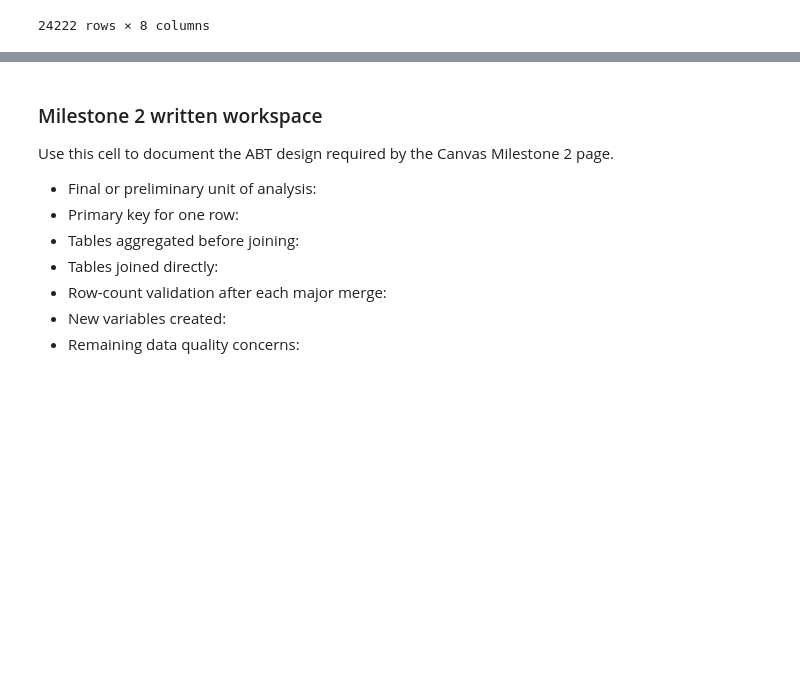
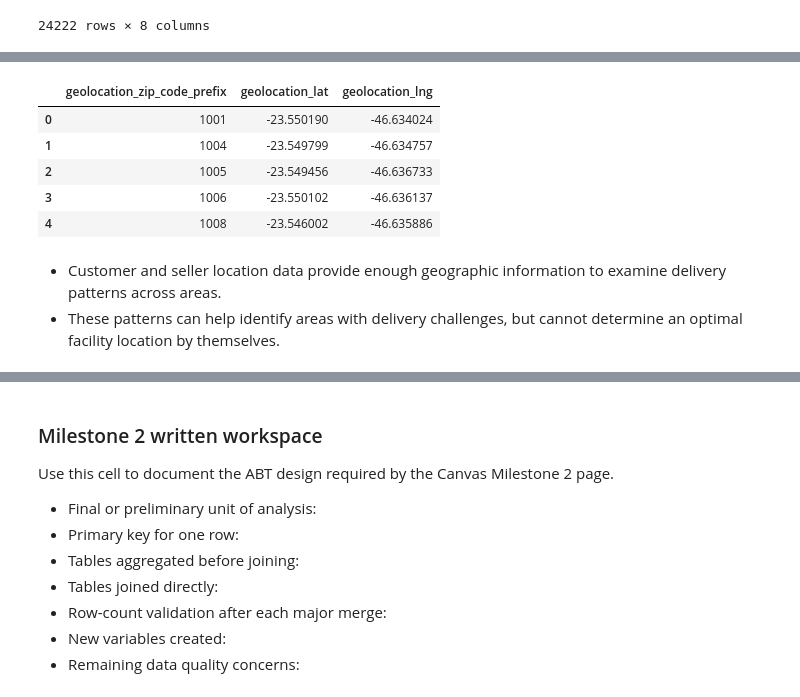
Before and after one commit to Jade-Jung/ban6003-project-option-2-hyejung-jung, a Jupyter notebook: notebooks/olist_project_starter.ipynb, the cells around one changed output, grey strips where cells are left out. Saved outputs shown, nothing was run; the diff lists cells and outputs as text; code cells hidden in the pictures; blank space fills up the shorter version.

```diff
--- a/notebooks/olist_project_starter.ipynb
+++ b/notebooks/olist_project_starter.ipynb
@@ -1283,0 +1470,18 @@ Before you start this section, read the matching Canvas milestone assignment pag
+# %%
+geo[
+    [
+        "geolocation_zip_code_prefix",
+        "geolocation_lat",
+        "geolocation_lng"
+    ]
+].head()
+# %% [output]
+|  | geolocation_zip_code_prefix | geolocation_lat | geolocation_lng |
+| 0 | 1001 | -23.550190 | -46.634024 |
+| 1 | 1004 | -23.549799 | -46.634757 |
+| 2 | 1005 | -23.549456 | -46.636733 |
+| 3 | 1006 | -23.550102 | -46.636137 |
+| 4 | 1008 | -23.546002 | -46.635886 |
+# %% [markdown]
+- Customer and seller location data provide enough geographic information to examine delivery patterns across areas.
+- These patterns can help identify areas with delivery challenges, but cannot determine an optimal facility location by themselves.
```
Also changed, not shown: parts of 31 cells of this notebook.
